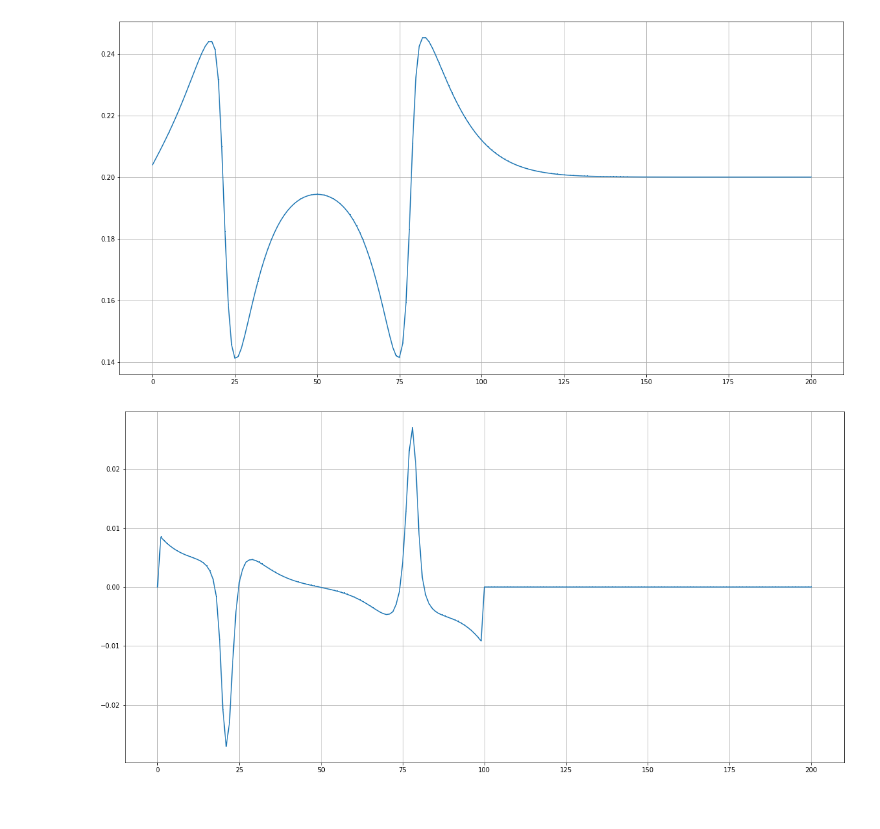
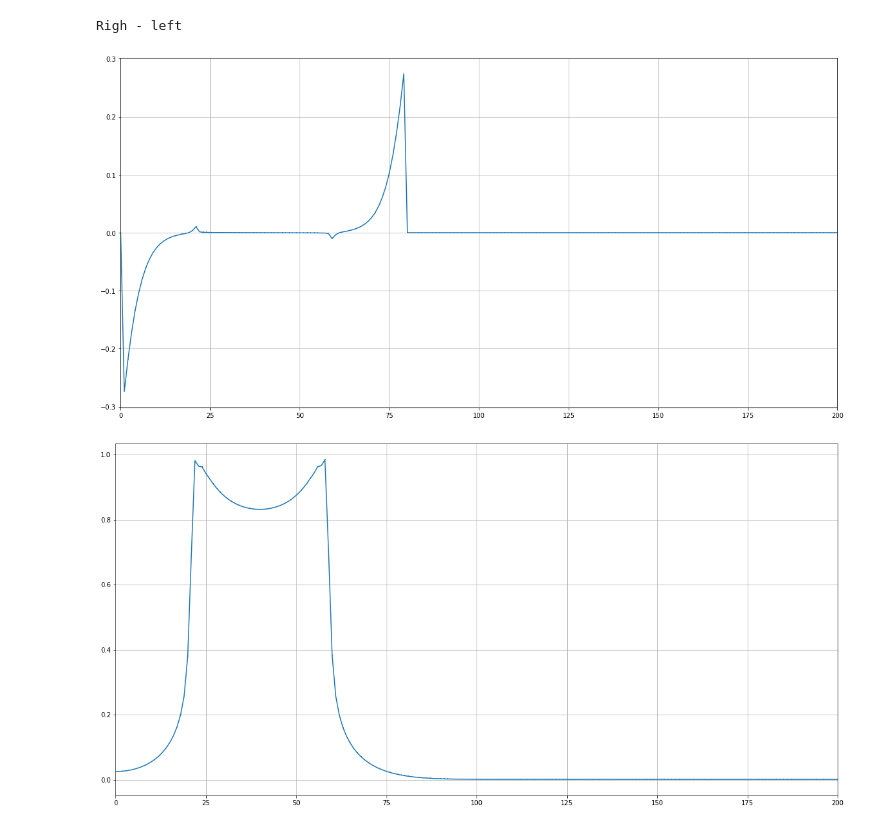
Before and after one commit to EnglishBeach/FEniCSx_polymers, a Jupyter notebook: Solver/Solver.ipynb, the cells around one changed output. Saved outputs shown, nothing was run; the diff lists cells and outputs as text; code cells hidden in the pictures.

```diff
--- a/Solver/Solver.ipynb
+++ b/Solver/Solver.ipynb
@@ -746,7 +746,6 @@ class ArrayFunc:
         self.cord = self.cord[:, _np.argsort(self.cord[0])]
 
     def translate(self, x0):
-        # if point0 < 0: point0 = self.len - point0
         x_new = (self.cord[0] - x0)
         self.cord[0] = x_new - self.len * (x_new // (self.len))
         self._sort()
@@ -755,7 +754,7 @@ class ArrayFunc:
         # FIXME: diap -1 to 1
         self.translate(x0)
         self.cord[0] = -self.cord[0]
-        self.cord[0] += self.len - 1
+        self.cord[0] += self.len
         self._sort()
 
     def plot(self, xlim=None, ylim=None, scatter=False):
@@ -773,15 +772,19 @@ class ArrayFunc:
 
 
 def check_summetry(func: fem.Function, x_center, width, scatter=False):
+    print('Left - Right')
     base = ArrayFunc(Function(func.function_space, func), 'base')
     simmetr = ArrayFunc(Function(func.function_space, func), 'differ')
+
     simmetr.mirror(x_center)
     simmetr.translate(-x_center)
-    simmetr.cord[1] -= base.cord[1]
+
+    simmetr.cord[1] = (simmetr.cord[1] - base.cord[1])/(simmetr.cord[1]+ base.cord[1]) #yapf: disable
+
     simmetr.cord[1, simmetr.cord[0] >= x_center + width] = 0
     simmetr.cord[1, simmetr.cord[0] <= x_center - width] = 0
-    base.plot(scatter=scatter)
-    simmetr.plot(scatter=scatter)
+    simmetr.plot(scatter=scatter,xlim=(0,200))
+    base.plot(scatter=scatter,xlim=(0,200))
 
 
 # Saving
@@ -1321,10 +1315,6 @@ draw()
-# %%
-check_summetry(
-    Function(W0, NS),
-    50,
-    50,
-    # scatter=True,
-)
-# %% [output]
-[figure, removed]
-[figure, removed]
+# %%
+check_summetry(Function(W0,PS,'neutral'),40,40)
+# %% [output]
+Righ - left
+[figure, added]
+[figure, added]
```
Also changed, not shown: parts of 3 cells of this notebook.
